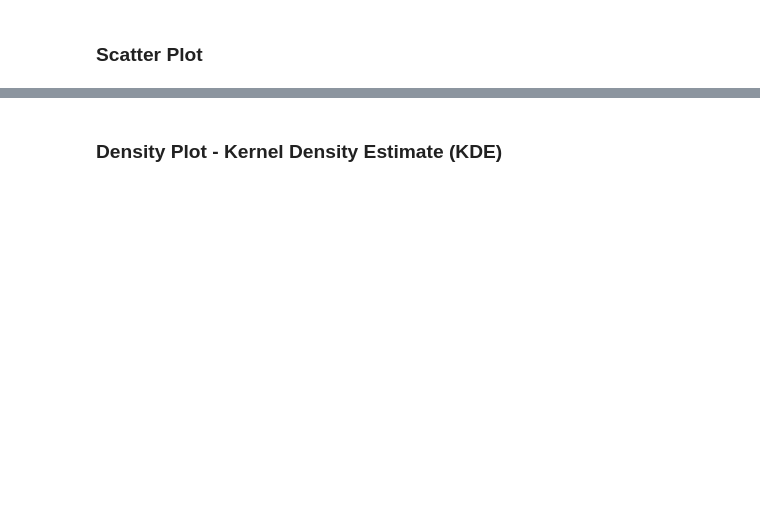
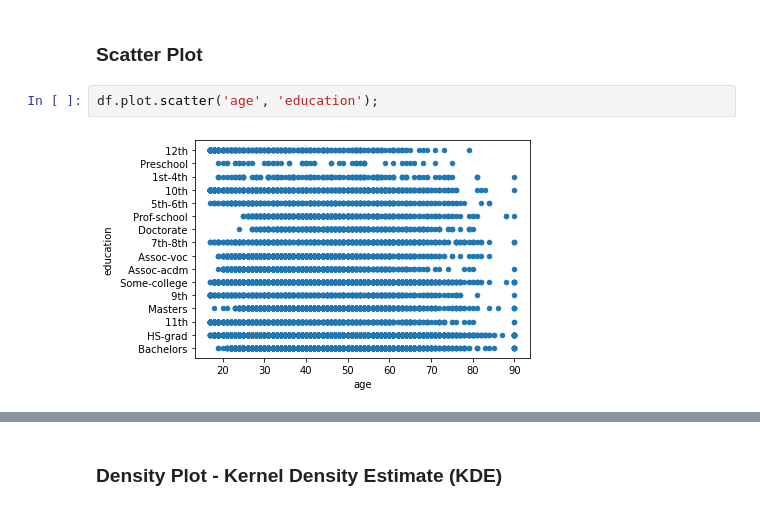
Before and after one commit to AJWD92/DS-Unit-1-Sprint-1-Data-Wrangling-and-Storytelling, a Jupyter notebook: module1-exploratory-data-analysis/LS_DS_111_Exploratory_Data_Analysis.ipynb, the cells around one changed output, grey strips where cells are left out. Drawn from its saved outputs; the diff is of its cells as text; blank space fills up the shorter version.

```diff
--- a/module1-exploratory-data-analysis/LS_DS_111_Exploratory_Data_Analysis.ipynb
+++ b/module1-exploratory-data-analysis/LS_DS_111_Exploratory_Data_Analysis.ipynb
@@ -238,2 +491,6 @@ Why might it be important for us to be able to visualize how our data is distrib
 # %% [markdown]
 ### Scatter Plot
+# %%
+df.plot.scatter('age', 'education');
+# %% [output]
+[figure, added]
```
Also changed, not shown: parts of 28 cells of this notebook.
